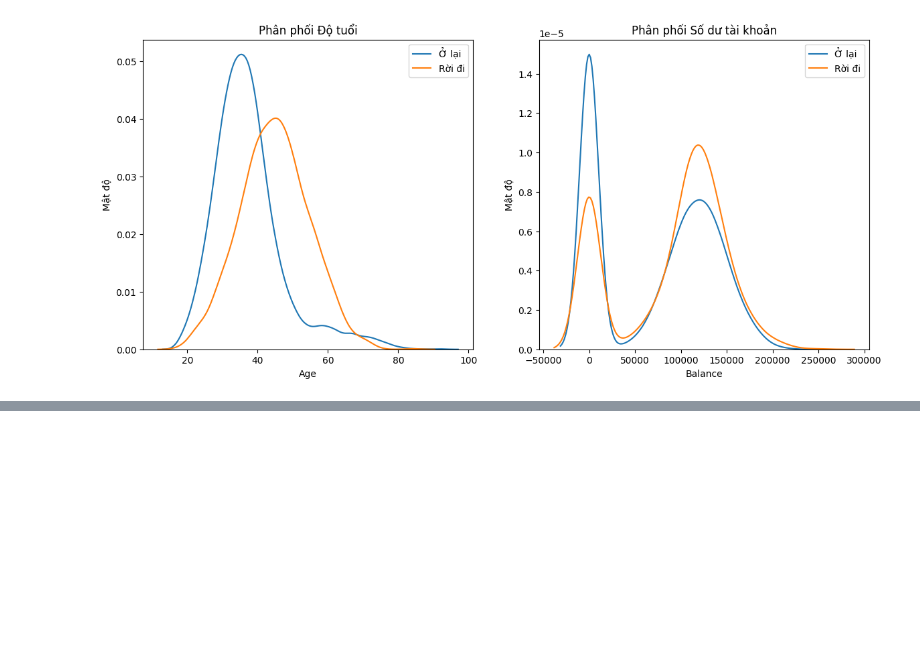
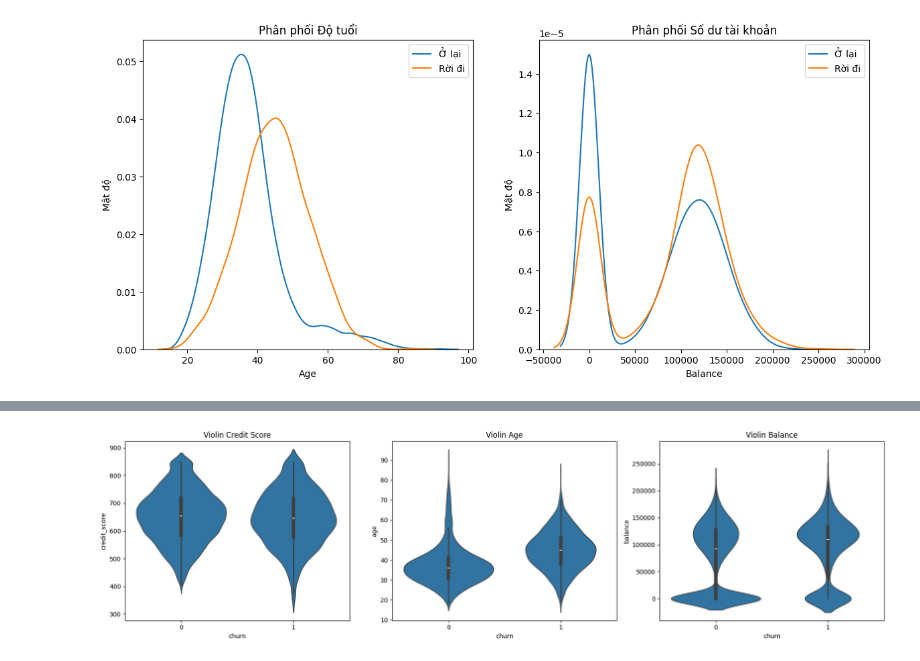
Before and after one commit to Tung36cz/Do_an_1, a Jupyter notebook: so_sanh.ipynb, the cells around one changed output, grey strips where cells are left out. Saved outputs shown, nothing was run; the diff lists cells and outputs as text; code cells hidden in the pictures; blank space fills up the shorter version.

```diff
--- a/so_sanh.ipynb
+++ b/so_sanh.ipynb
@@ -283,0 +475,22 @@ churn
+# %%
+plt.figure(figsize=(18,5))
+
+# Credit Score
+plt.subplot(1,3,1)
+sns.violinplot(x='churn', y='credit_score', data=df)
+plt.title('Violin Credit Score')
+
+# Age
+plt.subplot(1,3,2)
+sns.violinplot(x='churn', y='age', data=df)
+plt.title('Violin Age')
+
+# Balance
+plt.subplot(1,3,3)
+sns.violinplot(x='churn', y='balance', data=df)
+plt.title('Violin Balance')
+
+plt.tight_layout()
+plt.show()
+# %% [output]
+[figure, added]
```
Also changed, not shown: parts of 11 cells of this notebook, 1 other file.
